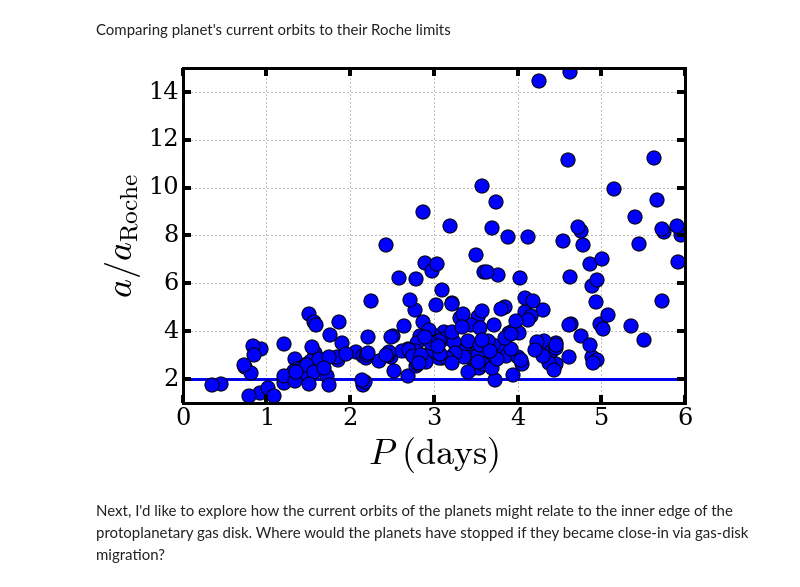
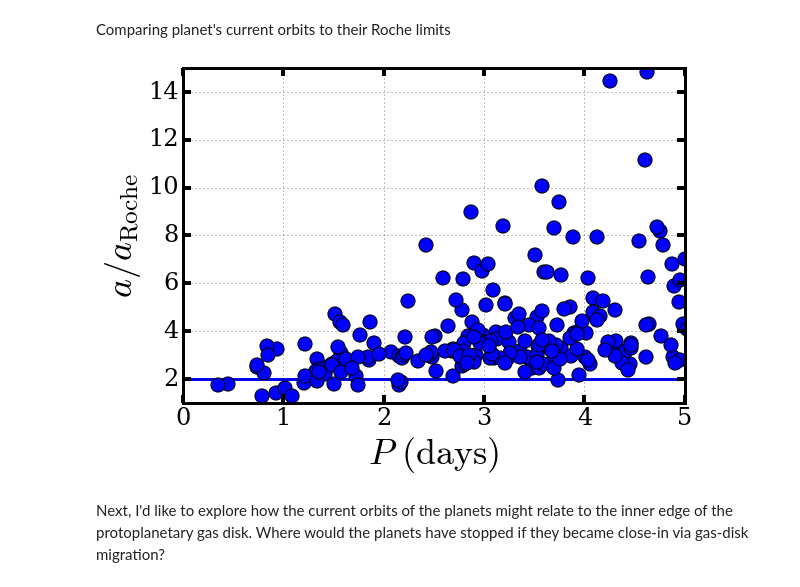
Before and after one commit to decaelus/CeMDA_tidal_evol, a Jupyter notebook: P vs Mstar.ipynb, the cells around one changed output. Cells and saved outputs as stored; diff of their text form; code cells hidden in the pictures.

```diff
--- a/P vs Mstar.ipynb
+++ b/P vs Mstar.ipynb
@@ -247,35 +247,35 @@ Comparing planet's current orbits to their Roche limits
 #Returns period or semi-major axis, given the other
 #  P in days, a in AU, and Mstar in solar masses
 def Keplers_Third_Law(P=None, a=None, Mstar=1.*cds.Msun):
 
     bigG = 4.*np.pi*np.pi
 
     if((P is None) and (a is None)):
         raise ValueError("P or a must be given!")
     elif(a is not None):
         return np.sqrt(a*a*a/(bigG*Mstar/(4.*np.pi*np.pi)))
     elif(P is not None):
         return np.power(P*P*(bigG*Mstar/(4.*np.pi*np.pi)), 1./3)
 
 data['density'] = (data['MASS']*cds.Mjup/(4.*np.pi/3.*(data['R']*cds.Rjup)**3))
 data['Roche_limit_period'] = Rappaport_Roche_limit(rhop=(data['density']))
 data['Roche_limit'] = Keplers_Third_Law(P=(data['Roche_limit_period'].to('year')).value,
                                        Mstar=data['MSTAR'])
 
 fig = pl.figure(figsize=(9,6))
 ax = fig.add_subplot(111)
 ax.scatter(data['PER'], data['A']/data['Roche_limit'], s=200)
 ax.axhline(2, zorder=-1)
 
-ax.set_xlim([0, 6])
+ax.set_xlim([0, 5])
 ax.set_ylim([1, 15])
 ax.set_ylabel('$a/a_{\\rm Roche}$', fontsize=36)
 ax.set_xlabel('$P\ {\\rm (days)}$', fontsize=36)
 ax.tick_params(axis='both', which='major', labelsize=24)
 #ax.text(6.1, 2.9, 'Data from exoplanets.org, 2015/7/8', fontsize=18, rotation='vertical')
 pl.savefig('a-aRoche.eps', dpi=500, bbox_inches='tight')
 # %% [output]
-[figure, old version]
+[figure, new version]
 # %% [markdown]
 Next, I'd like to explore how the current orbits of the planets might relate to the inner edge of the protoplanetary gas disk. Where would the planets have stopped if they became close-in via gas-disk migration?
 # %%
```
Also changed, not shown: 1 other file.
